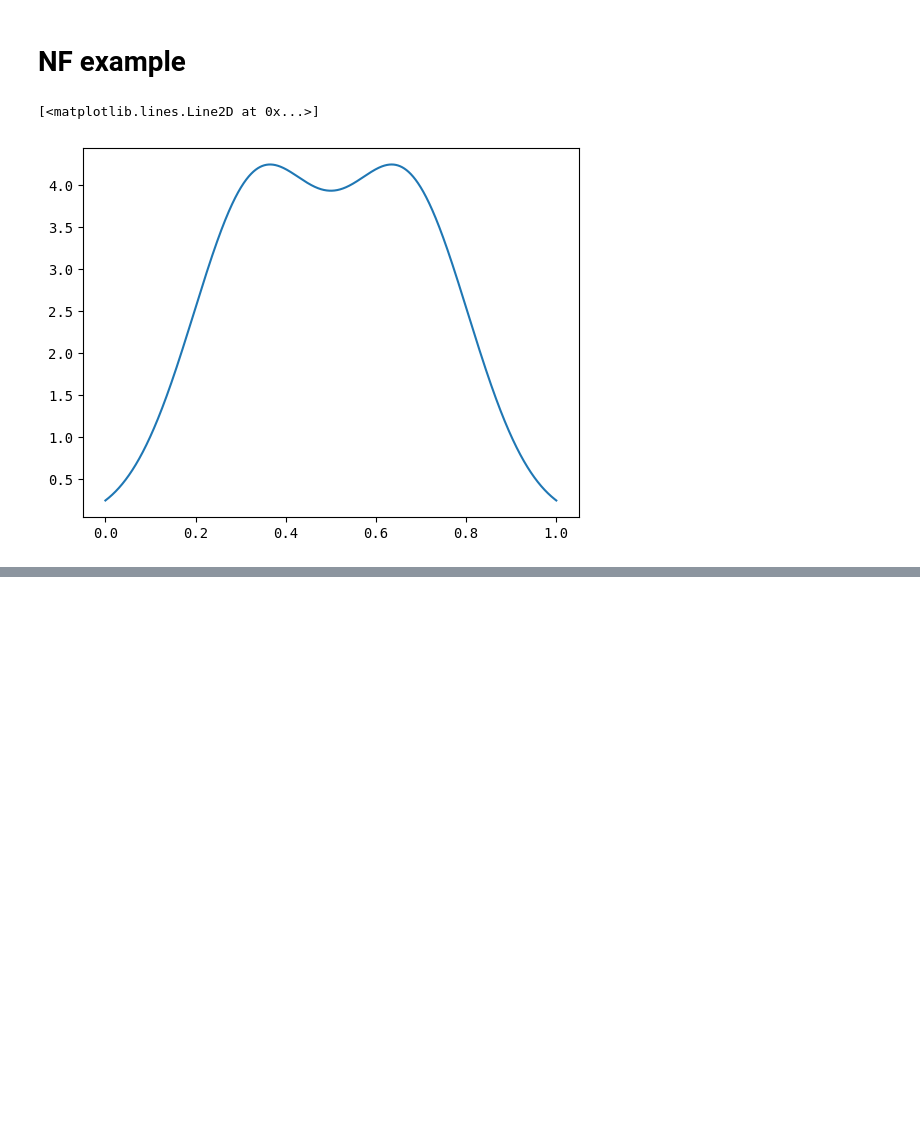
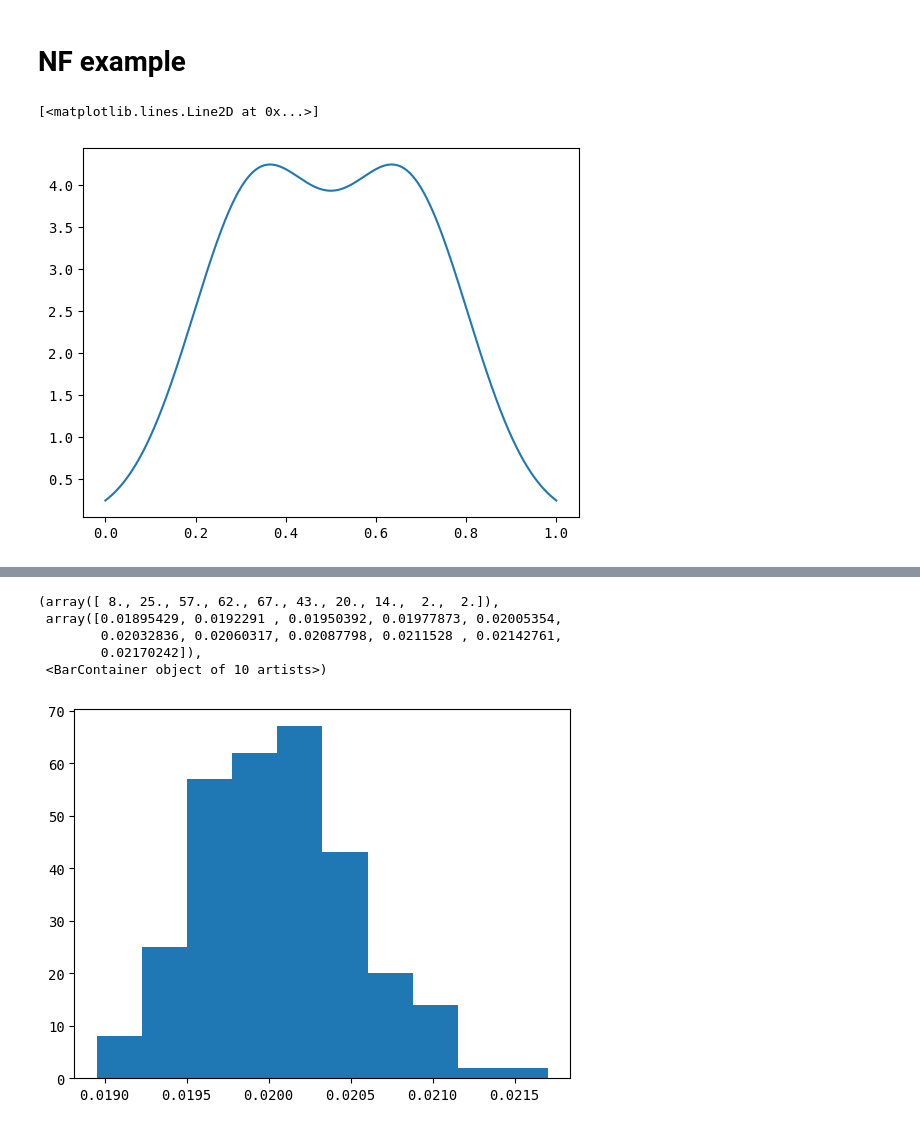
Before and after one commit to nVentis/MEM_HEP, a Jupyter notebook: notebooks/mem_nis_v2.ipynb, the cells around one changed output, grey strips where cells are left out. Drawn from its saved outputs; the diff is of its cells as text; code cells hidden in the pictures; blank space fills up the shorter version.

```diff
--- a/notebooks/mem_nis_v2.ipynb
+++ b/notebooks/mem_nis_v2.ipynb
@@ -309,0 +252,9 @@ with torch.no_grad():
+# %%
+plt.hist(sigmas)
+# %% [output]
+(array([ 8., 25., 57., 62., 67., 43., 20., 14.,  2.,  2.]),
+ array([0.01895429, 0.0192291 , 0.01950392, 0.01977873, 0.02005354,
+        0.02032836, 0.02060317, 0.02087798, 0.0211528 , 0.02142761,
+        0.02170242]),
+ <BarContainer object of 10 artists>)
+[figure, added]
```
Also changed, not shown: parts of 21 cells of this notebook, 13 other files.
